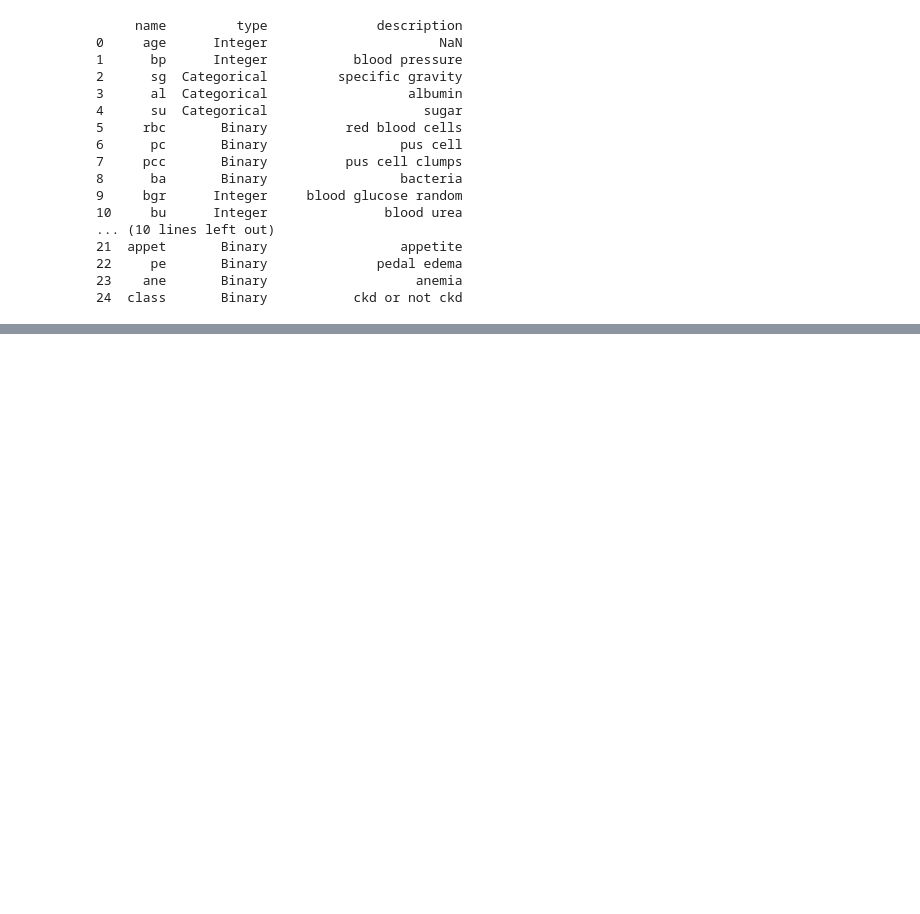
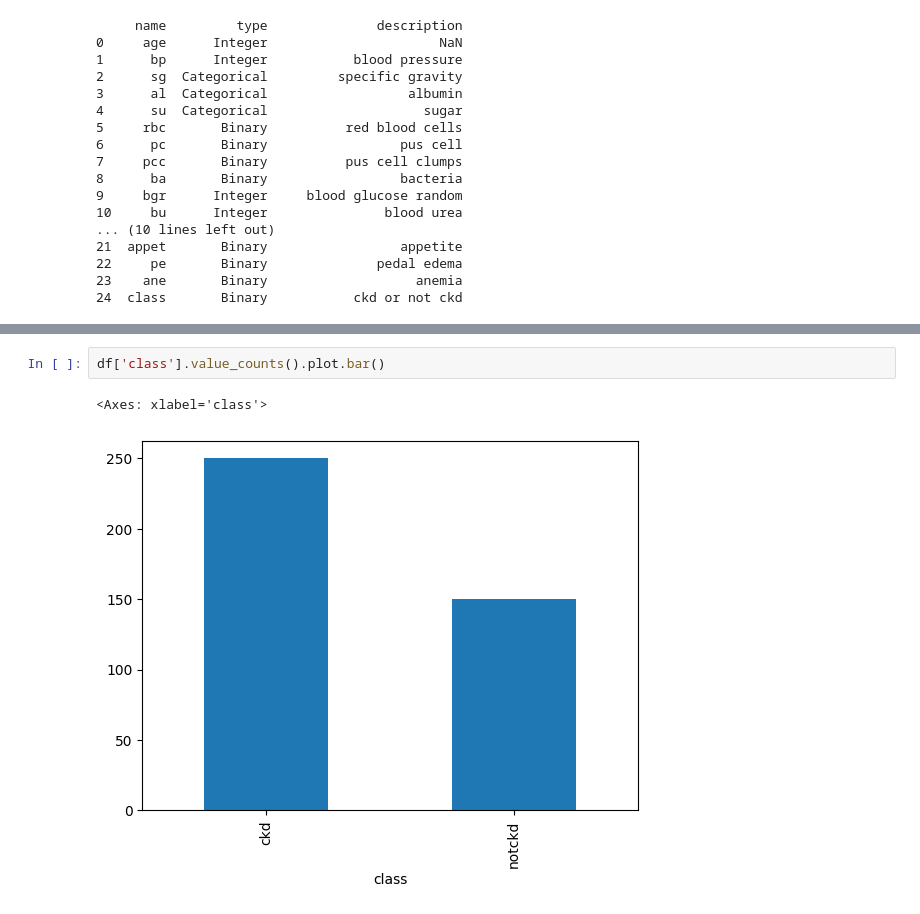
Before and after one commit to natalyyau/Chronic-Kidney-Disease-Prediction, a Jupyter notebook: notebooks/EDA.ipynb, the cells around one changed output, grey strips where cells are left out. Saved outputs shown, nothing was run; the diff lists cells and outputs as text; blank space fills up the shorter version.

```diff
--- a/notebooks/EDA.ipynb
+++ b/notebooks/EDA.ipynb
@@ -88,0 +140,5 @@ print(chronic_kidney_disease.variables[['name', 'type', 'description']])
+# %%
+df['class'].value_counts().plot.bar()
+# %% [output]
+<Axes: xlabel='class'>
+[figure, added]
```
Also changed, not shown: parts of 11 cells of this notebook.
